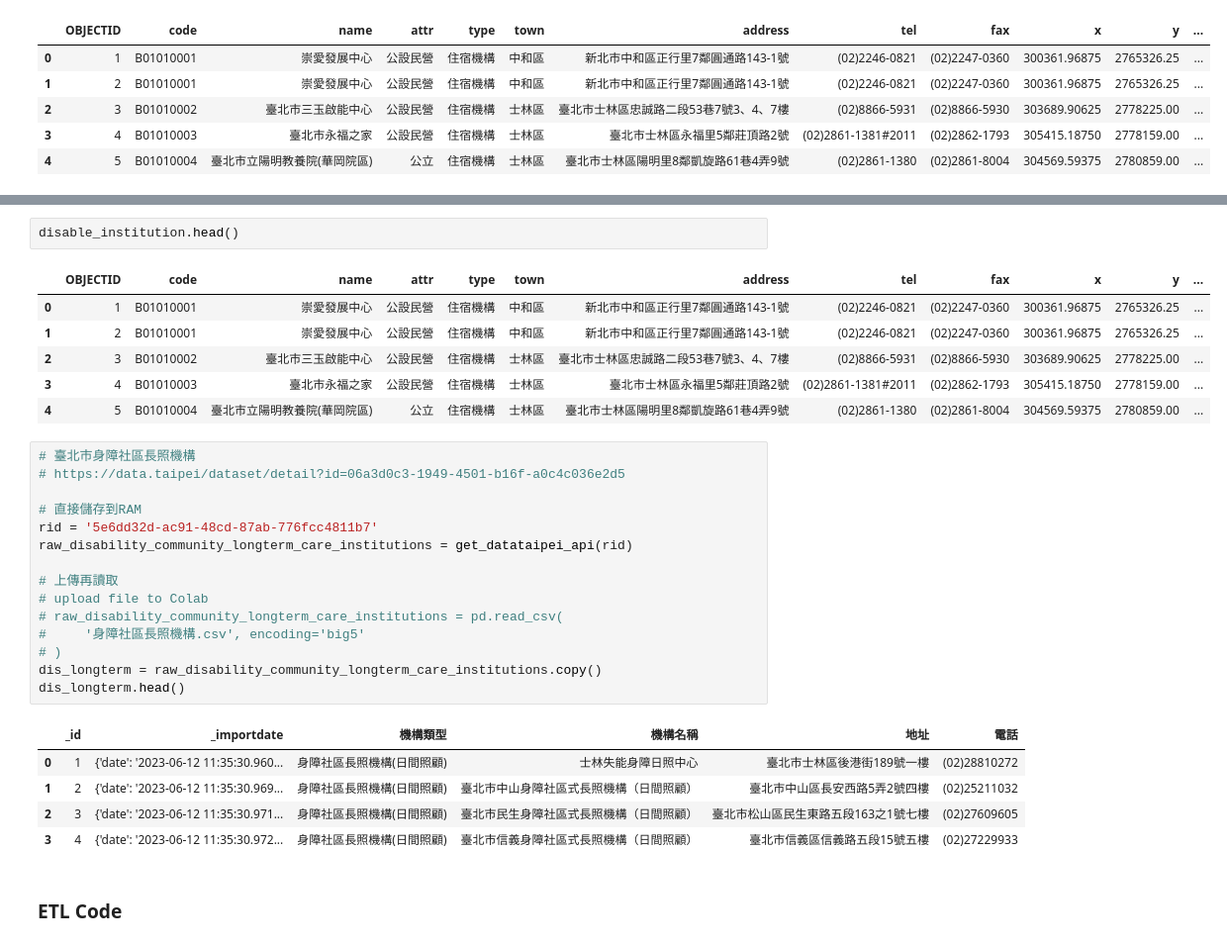
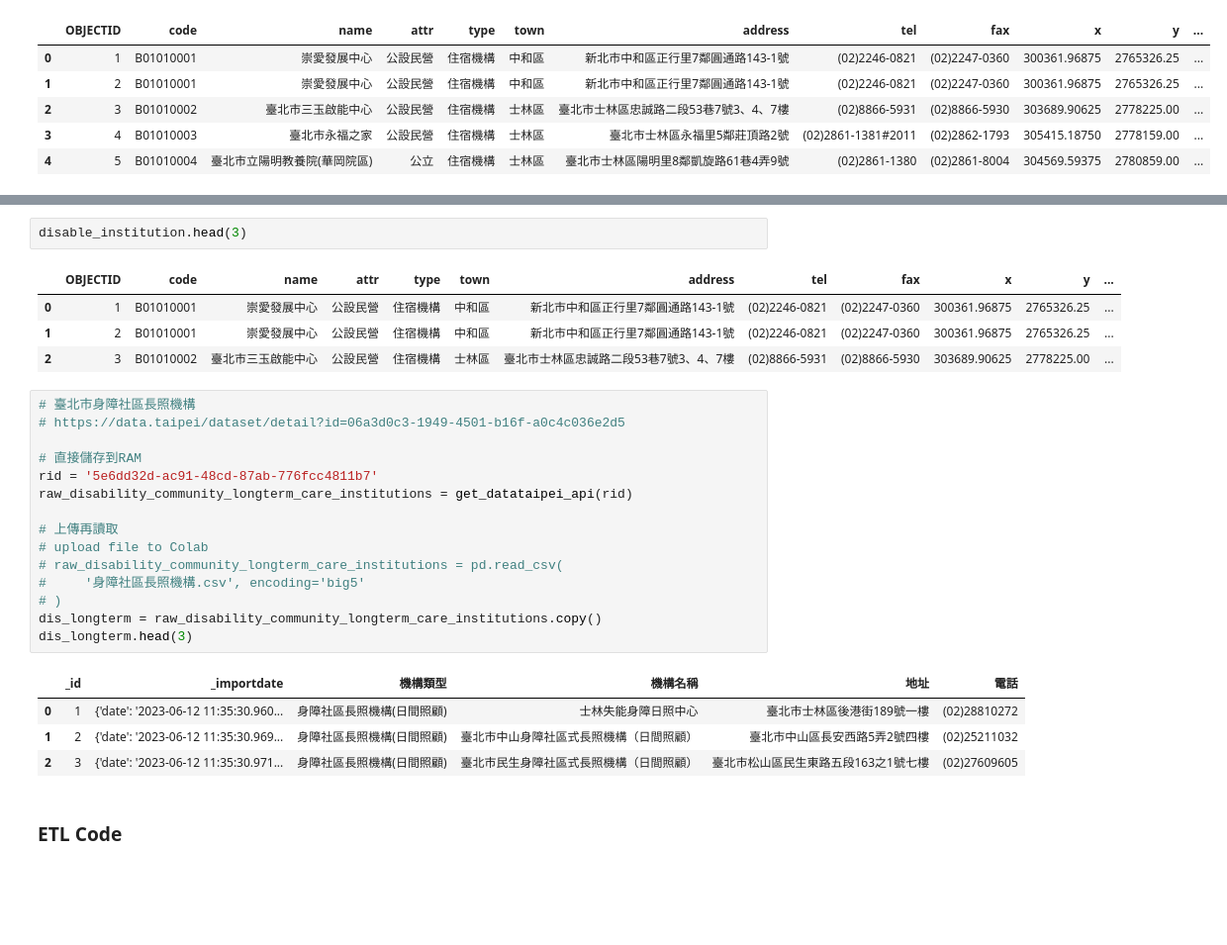
Before and after one commit to tpe-doit/Taipei-Codefest-2023-Workshop, a Jupyter notebook: hackathon_workshop_ETL.ipynb, the cells around one changed output, grey strips where cells are left out. Shown at 99% size. Drawn from its saved outputs; the diff is of its cells as text; blank space fills up the shorter version.

```diff
--- a/hackathon_workshop_ETL.ipynb
+++ b/hackathon_workshop_ETL.ipynb
@@ -447,14 +466,12 @@ Archive:  disable_institutions.zip
   inflating: disable_institutions/身障設施_202309.shp
   inflating: disable_institutions/身障設施_202309.shx
 # %%
-disable_institution.head()
+disable_institution.head(3)
 # %% [output]
 |  | OBJECTID | code | name | attr | type | town | address | tel | fax | x | y | ... |
 | 0 | 1 | B01010001 | 崇愛發展中心 | 公設民營 | 住宿機構 | 中和區 | 新北市中和區正行里7鄰圓通路143-1號 | (02)2246-0821 | (02)2247-0360 | 300361.96875 | 2765326.25 | ... |
 | 1 | 2 | B01010001 | 崇愛發展中心 | 公設民營 | 住宿機構 | 中和區 | 新北市中和區正行里7鄰圓通路143-1號 | (02)2246-0821 | (02)2247-0360 | 300361.96875 | 2765326.25 | ... |
 | 2 | 3 | B01010002 | 臺北市三玉啟能中心 | 公設民營 | 住宿機構 | 士林區 | 臺北市士林區忠誠路二段53巷7號3、4、7樓 | (02)8866-5931 | (02)8866-5930 | 303689.90625 | 2778225.00 | ... |
-| 3 | 4 | B01010003 | 臺北市永福之家 | 公設民營 | 住宿機構 | 士林區 | 臺北市士林區永福里5鄰莊頂路2號 | (02)2861-1381#2011 | (02)2862-1793 | 305415.18750 | 2778159.00 | ... |
-| 4 | 5 | B01010004 | 臺北市立陽明教養院(華岡院區) | 公立 | 住宿機構 | 士林區 | 臺北市士林區陽明里8鄰凱旋路61巷4弄9號 | (02)2861-1380 | (02)2861-8004 | 304569.59375 | 2780859.00 | ... |
 # %%
 # 臺北市身障社區長照機構
 # https://data.taipei/dataset/detail?id=06a3d0c3-1949-4501-b16f-a0c4c036e2d5
@@ -469,13 +486,12 @@ raw_disability_community_longterm_care_institutions = get_datataipei_api(rid)
 #     '身障社區長照機構.csv', encoding='big5'
 # )
 dis_longterm = raw_disability_community_longterm_care_institutions.copy()
-dis_longterm.head()
+dis_longterm.head(3)
 # %% [output]
 |  | _id | _importdate | 機構類型 | 機構名稱 | 地址 | 電話 |
 | 0 | 1 | {'date': '2023-06-12 11:35:30.960... | 身障社區長照機構(日間照顧) | 士林失能身障日照中心 | 臺北市士林區後港街189號一樓 | (02)28810272 |
 | 1 | 2 | {'date': '2023-06-12 11:35:30.969... | 身障社區長照機構(日間照顧) | 臺北市中山身障社區式長照機構（日間照顧） | 臺北市中山區長安西路5弄2號四樓 | (02)25211032 |
 | 2 | 3 | {'date': '2023-06-12 11:35:30.971... | 身障社區長照機構(日間照顧) | 臺北市民生身障社區式長照機構（日間照顧） | 臺北市松山區民生東路五段163之1號七樓 | (02)27609605 |
-| 3 | 4 | {'date': '2023-06-12 11:35:30.972... | 身障社區長照機構(日間照顧) | 臺北市信義身障社區式長照機構（日間照顧） | 臺北市信義區信義路五段15號五樓 | (02)27229933 |
 # %% [markdown]
 ### ETL Code
 # %% [markdown]
```
Also changed, not shown: parts of 24 cells of this notebook, 1 other file.
